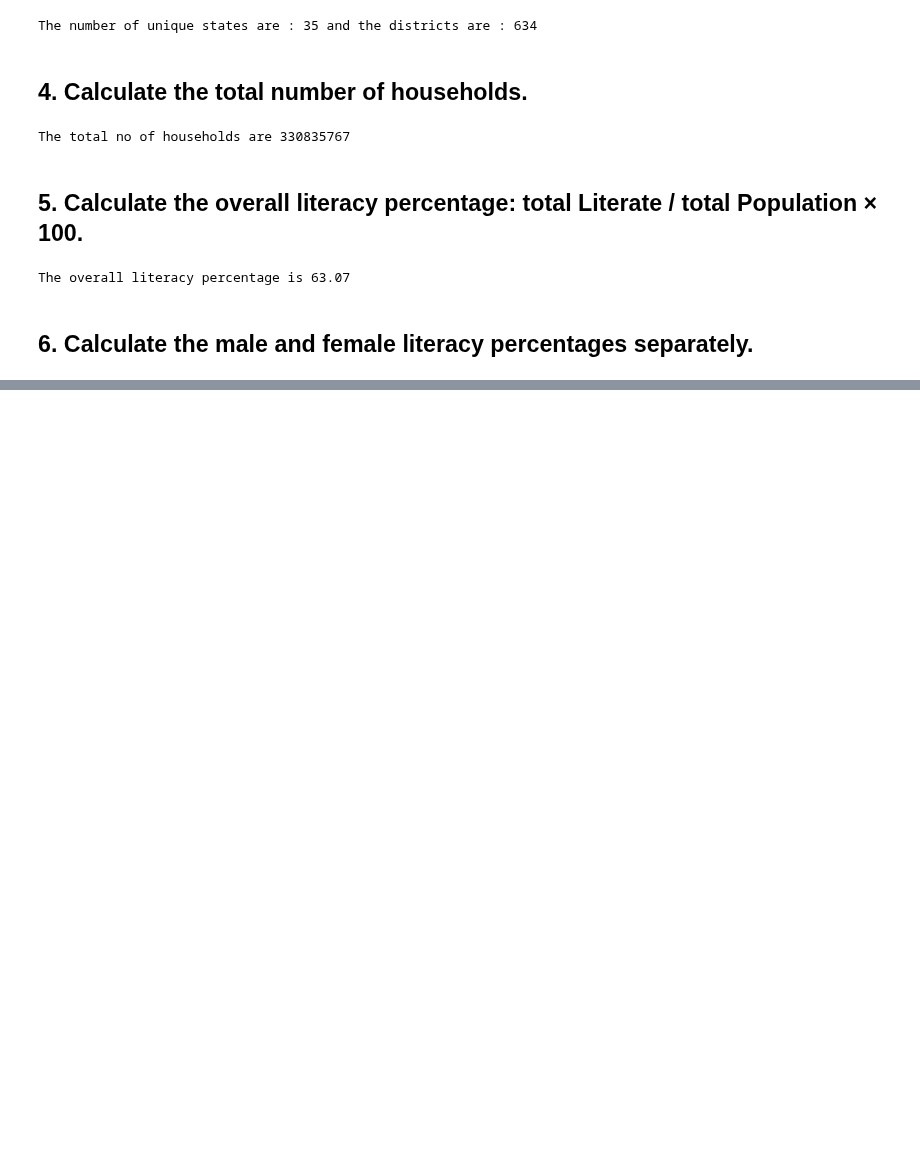
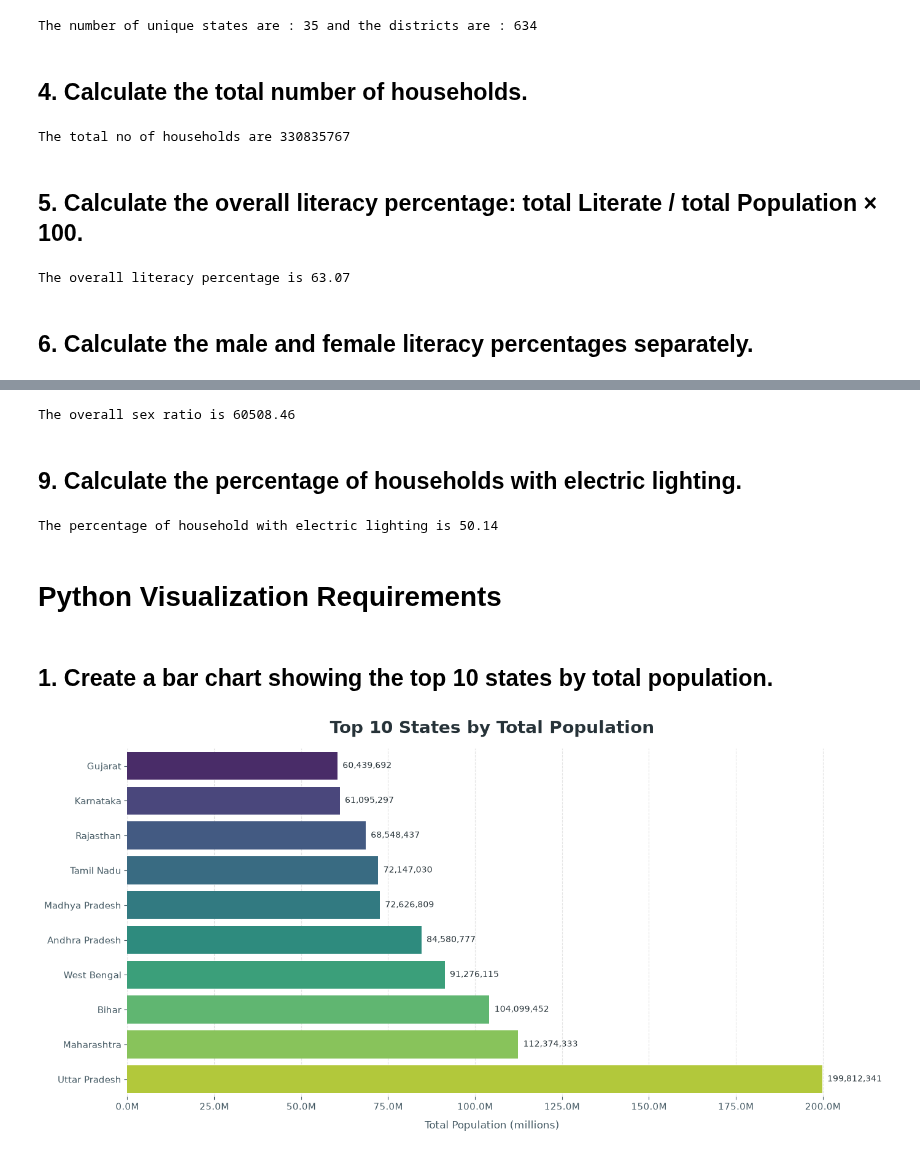
Before and after one commit to tonmoydey1/Data-Analytics-Projects, a Jupyter notebook: End To End Data Analytics Project/India District Census 2011 Analysis/dataclean.ipynb, the cells around one changed output, grey strips where cells are left out. Cells and saved outputs as stored; diff of their text form; code cells hidden in the pictures; blank space fills up the shorter version.

```diff
--- a/End To End Data Analytics Project/India District Census 2011 Analysis/dataclean.ipynb
+++ b/End To End Data Analytics Project/India District Census 2011 Analysis/dataclean.ipynb
@@ -125,4 +125,4 @@ df[(df.population < 0) | (df.literate < 0) | (df.workers < 0) | (df.households <
 #literacy percentage column
 df['literacy_percentage'] = ((df.literate/df.population)/100).round(2)
 # %%
-df.drop(columns='literacy percentage',inplace=True)
+df.drop(columns='literacy percentage', inplace=True, errors='ignore')
@@ -445,0 +458,40 @@ print()
+# %%
+print(f'The overall sex ratio is {df.sex_ratio.sum()}')
+# %% [output]
+The overall sex ratio is 60508.46
+# %% [markdown]
+## **9. Calculate the percentage of households with electric lighting.**
+# %%
+p_h_w_e = ((df.housholds_with_electric_lighting.sum()/df.households.sum()) * 100).round(2)
+print(f'The percentage of household with electric lighting is {p_h_w_e}')
+# %% [output]
+The percentage of household with electric lighting is 50.14
+# %% [markdown]
+# **Python Visualization Requirements**
+# %% [markdown]
+## **1. Create a bar chart showing the top 10 states by total population.**
+# %%
+from matplotlib.ticker import FuncFormatter
+
+plt.figure(figsize=(14, 7))
+bar_chart = (df.groupby('state_name')['population'].sum().sort_values(ascending=True).tail(10))
+colors = sns.color_palette('viridis', n_colors=len(bar_chart))
+ax = sns.barplot(x=bar_chart.values, y=bar_chart.index, hue=bar_chart.index, palette=colors, legend=False)
+
+for container in ax.containers:
+    ax.bar_label(container, fmt='{:,.0f}', padding=6, fontsize=10, color='#263238')
+
+ax.xaxis.set_major_formatter(FuncFormatter(lambda value, position: f'{value / 1_000_000:.1f}M'))
+ax.set_title('Top 10 States by Total Population', fontsize=20, fontweight='bold', pad=18, color='#263238')
+ax.set_xlabel('Total Population (millions)', fontsize=12, labelpad=10, color='#455A64')
+ax.set_ylabel('')
+ax.tick_params(axis='both', labelsize=11, colors='#455A64')
+ax.grid(axis='x', linestyle='--', linewidth=0.8, alpha=0.35)
+ax.grid(axis='y', visible=False)
+ax.set_axisbelow(True)
+
+sns.despine(left=True, bottom=True)
+plt.tight_layout()
+plt.show()
+# %% [output]
+[figure, added]
```
Also changed, not shown: parts of 27 cells of this notebook, 1 other file.
